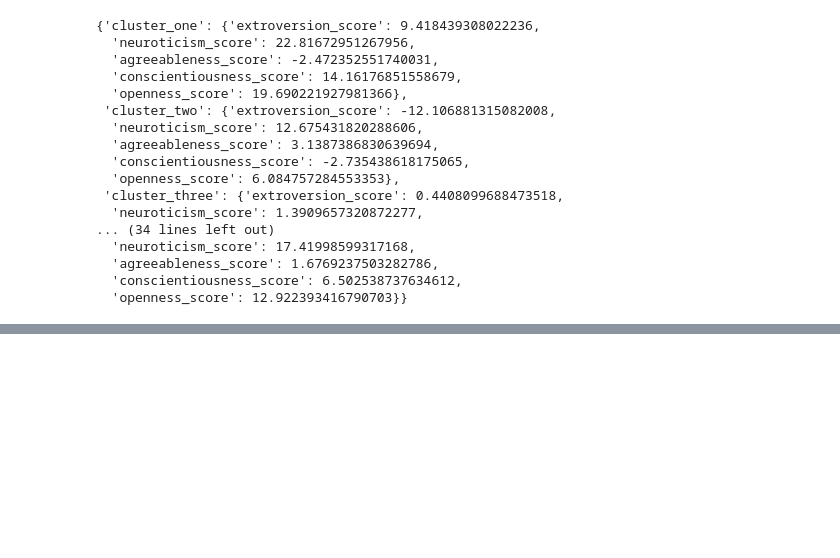
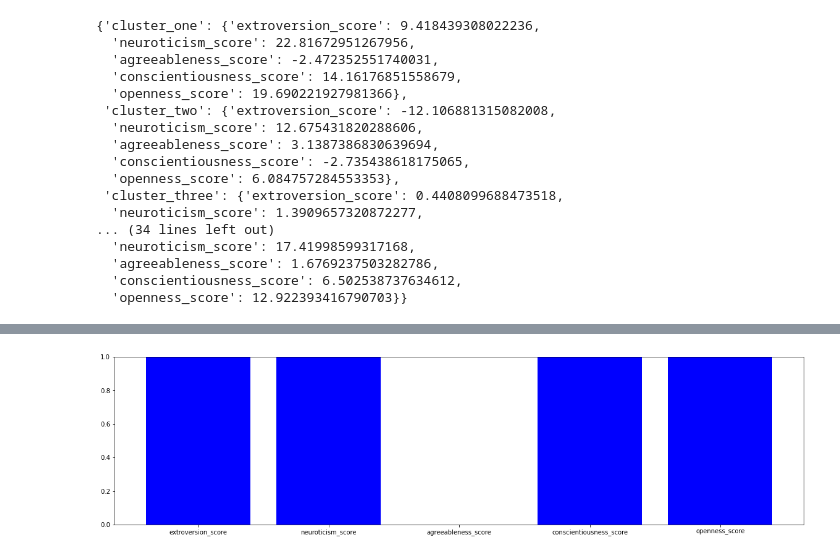
Before and after one commit to YasPHP/The-Five-Factor-Personality-Test, a Jupyter notebook: TBF Personality System.ipynb, the cells around one changed output, grey strips where cells are left out. Drawn from its saved outputs; the diff is of its cells as text; code cells hidden in the pictures; blank space fills up the shorter version.

Commit message:
normalized personalty type data + added pyplot for each

```diff
--- a/TBF Personality System.ipynb
+++ b/TBF Personality System.ipynb
@@ -554,0 +639,6 @@ all_personality_types_scores
+# %%
+total_extroversion_normalized = (total_extroversion-min(total_extroversion))/(max(total_extroversion)-min(total_extroversion))
+total_neuroticism_normalized = (total_neuroticism-min(total_neuroticism))/(max(total_neuroticism)-min(total_neuroticism))
+total_agreeableness_normalized = (total_agreeableness-min(total_agreeableness))/(max(total_agreeableness)-min(total_agreeableness))
+total_conscientiousness_normalized = (total_conscientiousness-min(total_conscientiousness))/(max(total_conscientiousness)-min(total_conscientiousness))
+total_openness_normalized = (total_openness-min(total_openness))/(max(total_openness)-min(total_openness))
@@ -554,0 +674,21 @@ all_personality_types_scores
+# %%
+normalized_total_types_scores = {}
+
+counter = 0
+
+# iterates through each personality cluster and adds personality type and normalized traits scores into a dictionary
+for personality_type, personality_trait in all_personality_types_scores.items():
+
+    normalized_personality_trait ={}
+
+    normalized_personality_trait['extroversion_score'] = total_extroversion_normalized[counter]
+    normalized_personality_trait['neuroticism_score'] = total_neuroticism_normalized[counter]
+    normalized_personality_trait['agreeableness_score'] = total_agreeableness_normalized[counter]
+    normalized_personality_trait['conscientiousness_score'] = total_conscientiousness_normalized[counter]
+    normalized_personality_trait['openness_score'] = total_openness_normalized[counter]
+
+    # pairs each personality type to its normalized personality traits to a total dict
+    normalized_total_types_scores[personality_type] = normalized_personality_trait
+
+    # counter incrementer in loop
+    counter+=1
@@ -554,0 +805,8 @@ all_personality_types_scores
+# %%
+# 1st personality type
+plt.figure(figsize=(20,5))
+plt.ylim(0, 1)
+plt.bar(list(normalized_total_types_scores['cluster_one'].keys()), normalized_total_types_scores['cluster_one'].values(), color='b')
+plt.show()
+# %% [output]
+[figure, added]
```
Also changed, not shown: parts of 40 cells of this notebook.
